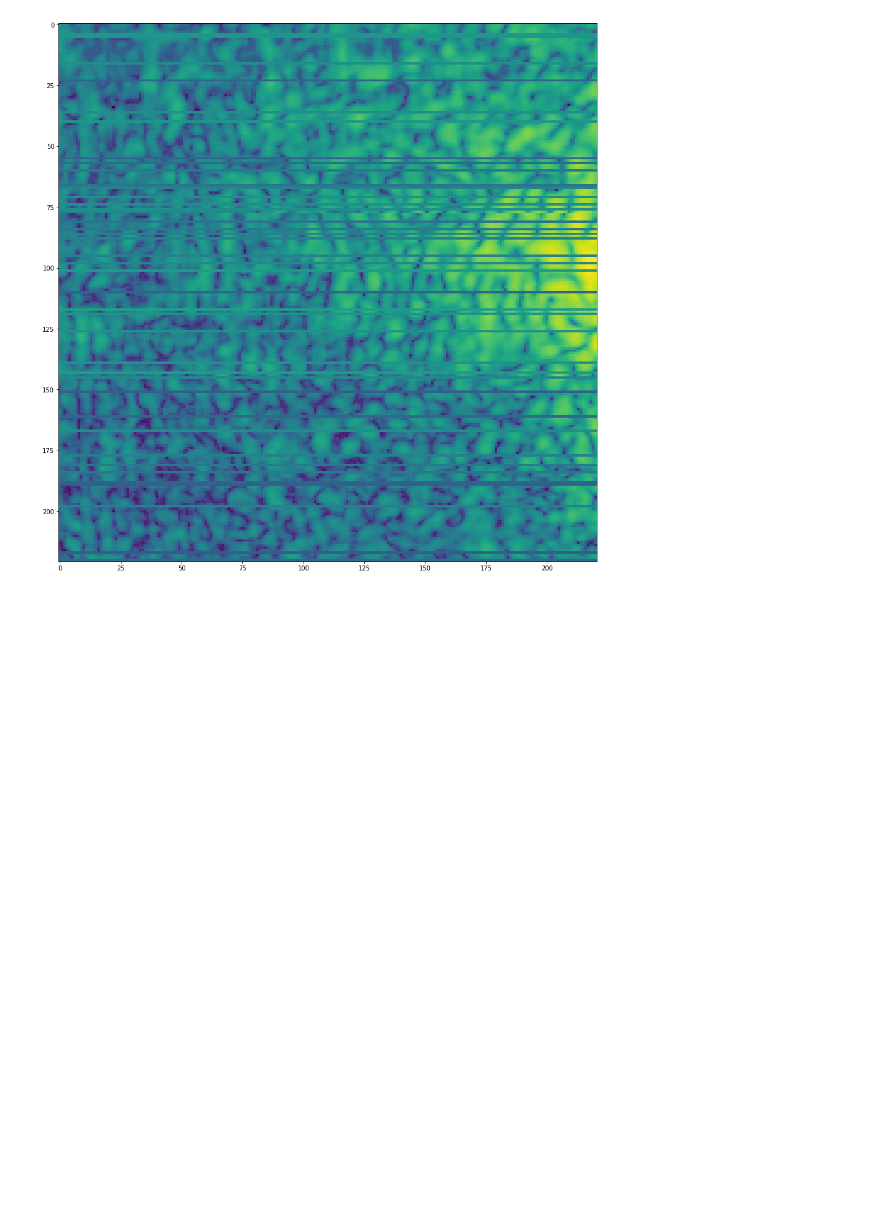
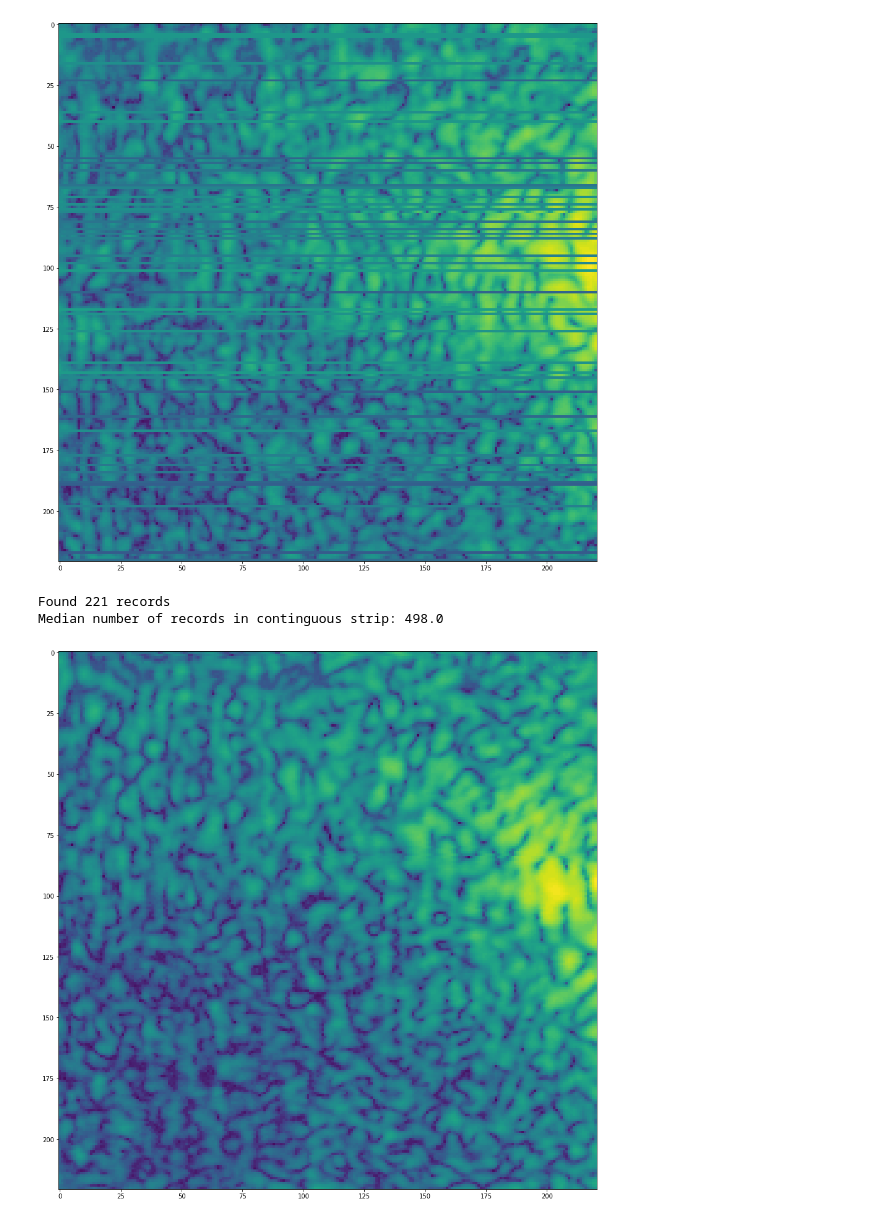
Before and after one commit to wfus/scanning-microphone, a Jupyter notebook: processing/ContinuousScanProcessing.ipynb, the cells around one changed output. Cells and saved outputs as stored; diff of their text form; code cells hidden in the pictures; blank space fills up the shorter version.

```diff
--- a/processing/ContinuousScanProcessing.ipynb
+++ b/processing/ContinuousScanProcessing.ipynb
@@ -222,3 +222,15 @@ plt.imshow(skimage.transform.resize(ampdata, (221, 221)), cmap='viridis')
 plt.show()
 # %% [output]
 [figure]
+# %%
+ampdata = compile_data_to_array('../data/1550511227', sample_start=0, sample_end=200)
+# %% [output]
+Found 221 records
+Median number of records in continguous strip: 498.0
+# %%
+plt.figure(figsize=(16, 16))
+plt.imshow(skimage.transform.resize(ampdata, (221, 221)), cmap='viridis')
+# This is with frequency 27.5 kHZ
+plt.show()
+# %% [output]
+[figure, added]
```
Also changed, not shown: parts of 7 cells of this notebook, 2 other files.
